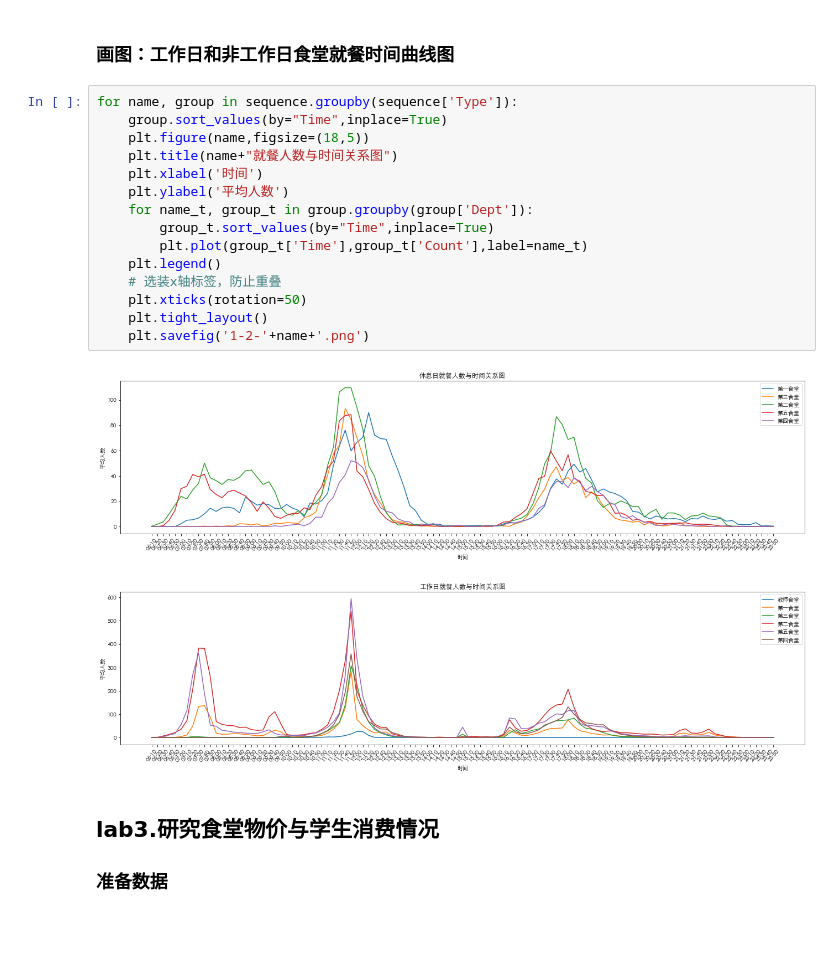
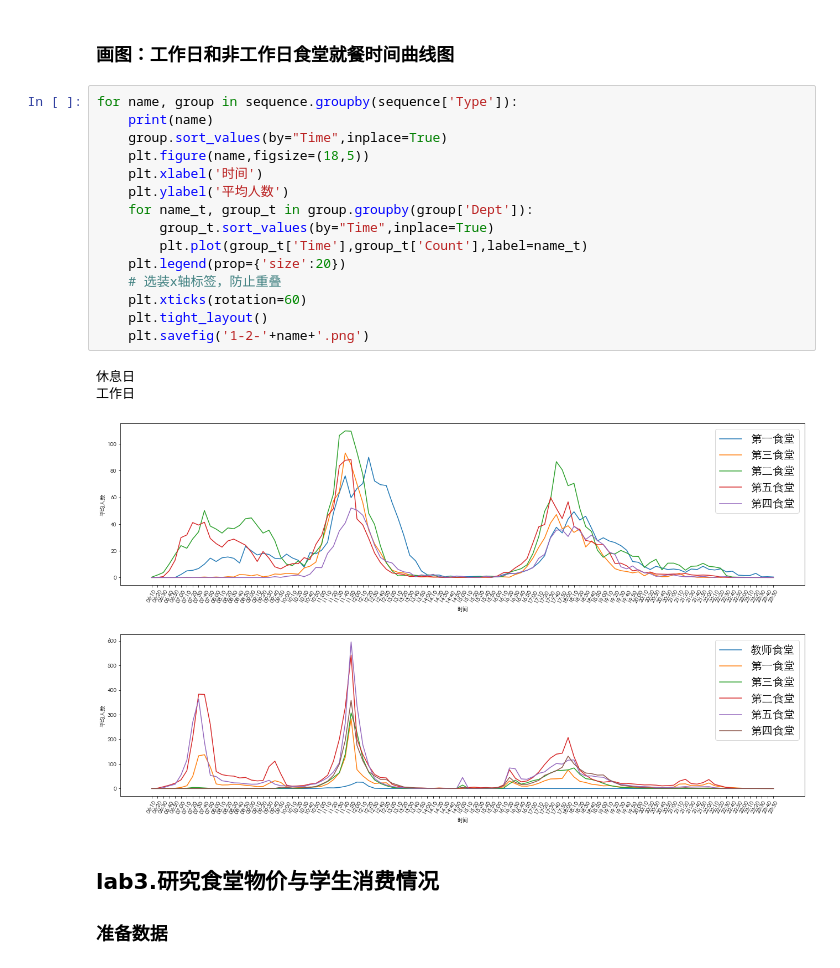
Before and after one commit to nonlinearthink/SCBAnalysis, a Jupyter notebook: test1.ipynb, the cells around one changed output. Cells and saved outputs as stored; diff of their text form; blank space fills up the shorter version.

```diff
--- a/test1.ipynb
+++ b/test1.ipynb
@@ -108,22 +108,24 @@ sequence = sequence[sequence['Time']>'06:00']
 ### 画图：工作日和非工作日食堂就餐时间曲线图
 # %%
 for name, group in sequence.groupby(sequence['Type']):
+    print(name)
     group.sort_values(by="Time",inplace=True)
     plt.figure(name,figsize=(18,5))
-    plt.title(name+"就餐人数与时间关系图")
     plt.xlabel('时间')
     plt.ylabel('平均人数')
     for name_t, group_t in group.groupby(group['Dept']):
         group_t.sort_values(by="Time",inplace=True)
         plt.plot(group_t['Time'],group_t['Count'],label=name_t)
-    plt.legend()
+    plt.legend(prop={'size':20})
     # 选装x轴标签，防止重叠
-    plt.xticks(rotation=50)
+    plt.xticks(rotation=60)
     plt.tight_layout()
     plt.savefig('1-2-'+name+'.png')
 # %% [output]
+休息日
+工作日
-[figure, old version]
+[figure, new version]
-[figure, old version]
+[figure, new version]
 # %% [markdown]
 ## lab3.研究食堂物价与学生消费情况
 
```
Also changed, not shown: parts of 1 cell of this notebook, 1 other file.
